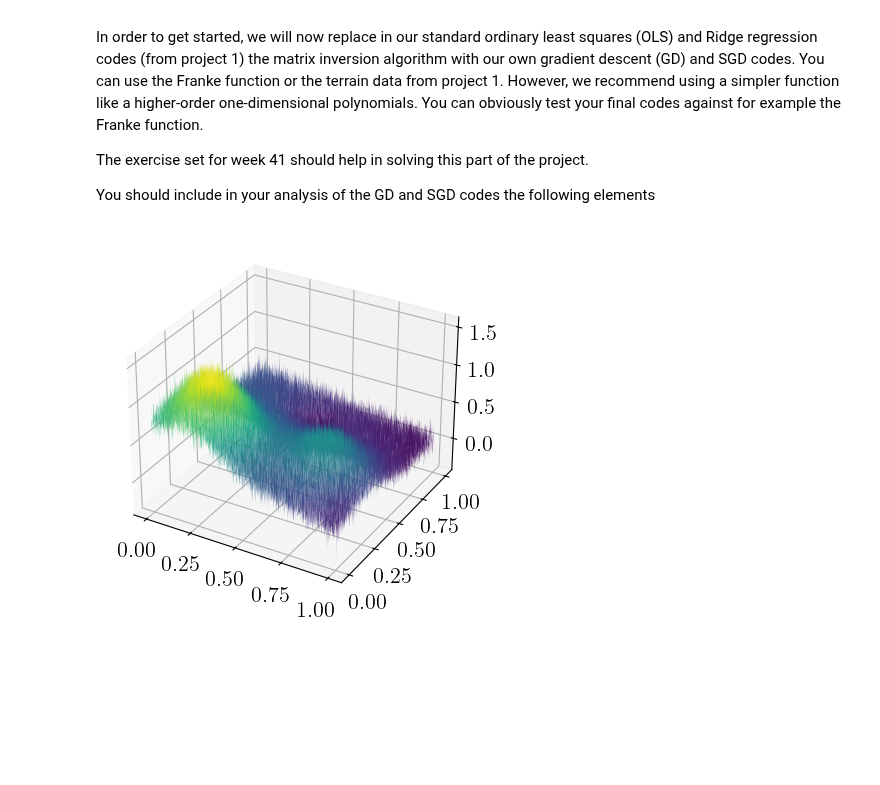
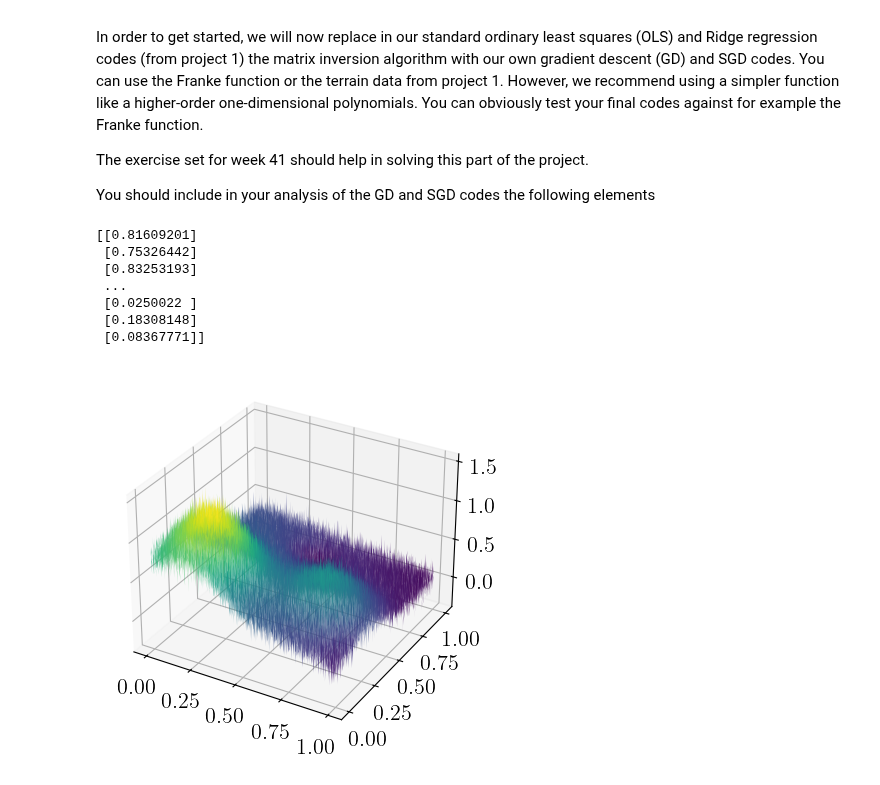
Before and after one commit to Oskar-Idland/FYS-STK4155-Projects, a Jupyter notebook: Project_2/src/a.ipynb, the cells around one changed output. Drawn from its saved outputs; the diff is of its cells as text; code cells hidden in the pictures; blank space fills up the shorter version.

```diff
--- a/Project_2/src/a.ipynb
+++ b/Project_2/src/a.ipynb
@@ -20,17 +25,23 @@ np.random.seed(seed)
 # %%
 N  = 1000
 x = np.arange(0, 1, 1/N).reshape(-1, 1)
 y = np.arange(0, 1, 1/N).reshape(-1, 1)
 X, Y = np.meshgrid(x, y)
 
-noise = np.random.normal(0, 0.1, (N, N))
-# noise = 0
-
-z = (FrankeFunction(X, Y) + noise).reshape(-1, 1)
+noise = 0.1
+z = (FrankeFunction(X, Y, noise, seed)).reshape(-1, 1)
+print(z)
 fig = plt.figure()
 ax = fig.add_subplot(111, projection='3d')
 ax.plot_surface(X, Y, z.reshape(N, N), cmap='viridis')
 plt.show()
 # %% [output]
+[[0.81609201]
+ [0.75326442]
+ [0.83253193]
+ ...
+ [0.0250022 ]
+ [0.18308148]
+ [0.08367771]]
-[figure, old version]
+[figure, new version]
 # %% [markdown]
```
Also changed, not shown: parts of 19 cells of this notebook, 7 other files.
